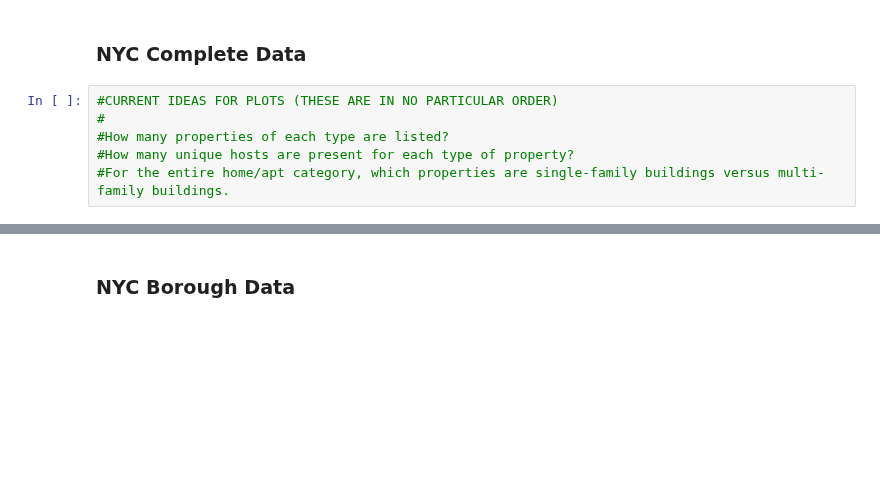
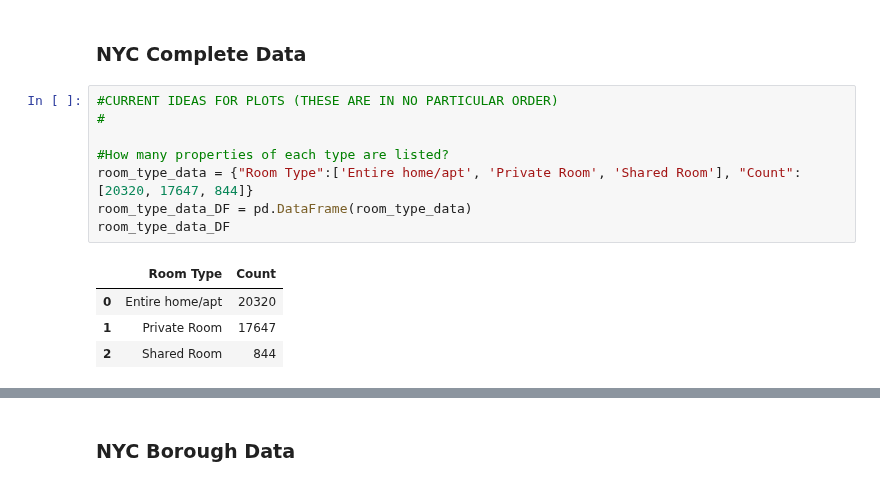
Before and after one commit to mjknj18/2019-NYC-Airbnb-Property-Data-Analysis, a Jupyter notebook: 2019_NYC_Airbnb_Property_Data_Analysis_Main.ipynb, the cells around one changed output, grey strips where cells are left out. Drawn from its saved outputs; the diff is of its cells as text; blank space fills up the shorter version.

```diff
--- a/2019_NYC_Airbnb_Property_Data_Analysis_Main.ipynb
+++ b/2019_NYC_Airbnb_Property_Data_Analysis_Main.ipynb
@@ -121,6 +120,13 @@ cleaned_data
 # %%
 #CURRENT IDEAS FOR PLOTS (THESE ARE IN NO PARTICULAR ORDER)
 #
+
 #How many properties of each type are listed?
-#How many unique hosts are present for each type of property?
-#For the entire home/apt category, which properties are single-family buildings versus multi-family buildings.
+room_type_data = {"Room Type":['Entire home/apt', 'Private Room', 'Shared Room'], "Count":[20320, 17647, 844]}
+room_type_data_DF = pd.DataFrame(room_type_data)
+room_type_data_DF
+# %% [output]
+|  | Room Type | Count |
+| 0 | Entire home/apt | 20320 |
+| 1 | Private Room | 17647 |
+| 2 | Shared Room | 844 |
```
Also changed, not shown: parts of 3 cells of this notebook.
